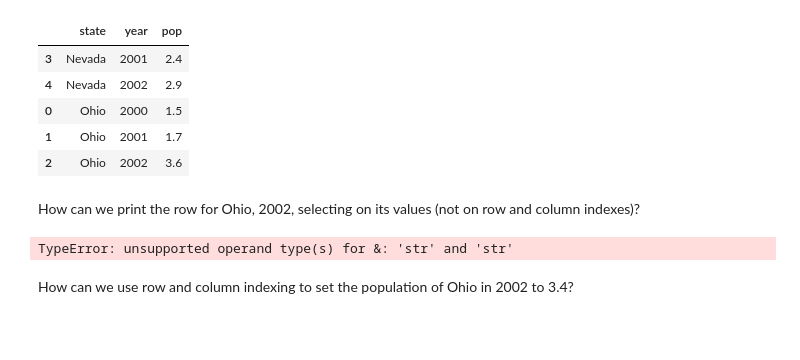
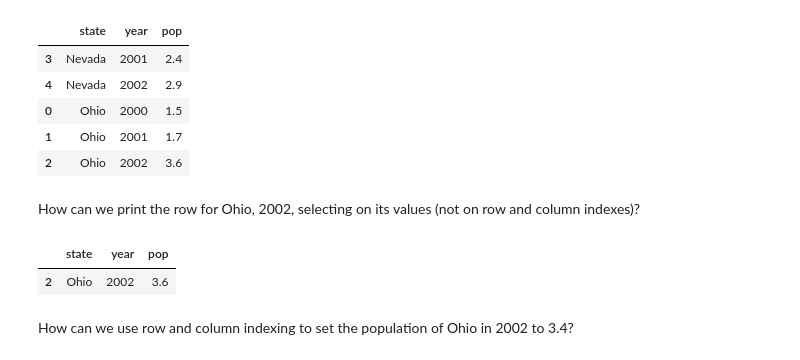
Before and after one commit to rianatanzen068/ce599, a Jupyter notebook: 06-Pandas Basics Part 2/Basic-Operations-Using-Pandas.ipynb, the cells around one changed output. Drawn from its saved outputs; the diff is of its cells as text; code cells hidden in the pictures; blank space fills up the shorter version.

```diff
--- a/06-Pandas Basics Part 2/Basic-Operations-Using-Pandas.ipynb
+++ b/06-Pandas Basics Part 2/Basic-Operations-Using-Pandas.ipynb
@@ -521,9 +519,10 @@ df.sort_values(by=['state', 'pop'])
 # %% [markdown]
 How can we print the row for Ohio, 2002, selecting on its values (not on row and column indexes)?
 # %%
-df [df.query ('state'=='Ohio' & 'year' == '2002')]
+df [(df['state'] == 'Ohio') & (df ['year'] ==2002)]
 # %% [output]
-TypeError: unsupported operand type(s) for &: 'str' and 'str'
+|  | state | year | pop |
+| 2 | Ohio | 2002 | 3.6 |
 # %% [markdown]
 How can we use row and column indexing to set the population of Ohio in 2002 to 3.4?
 # %%
```
Also changed, not shown: parts of 3 cells of this notebook.
